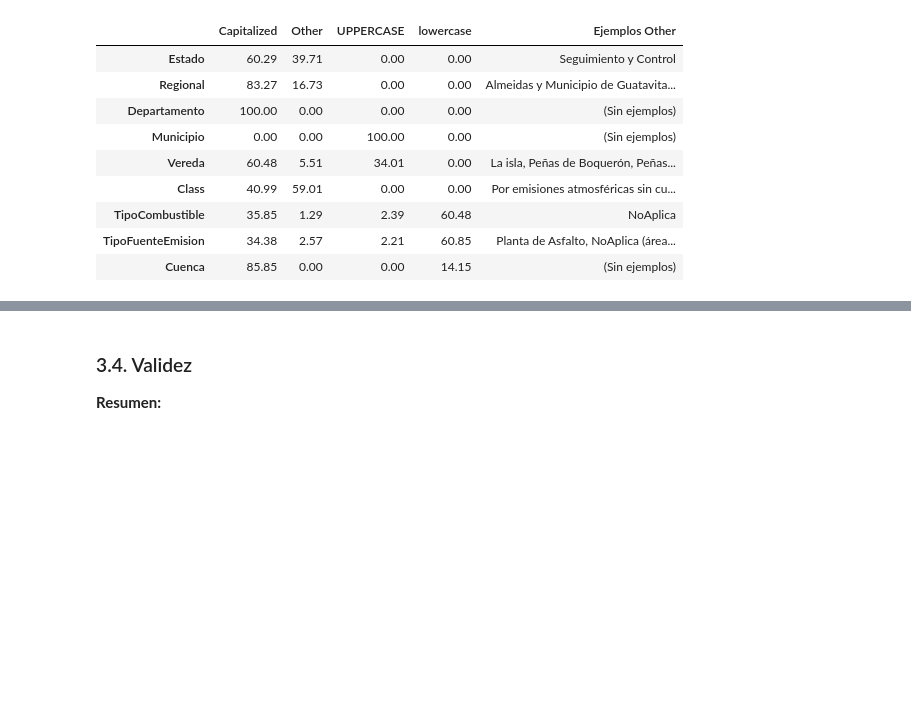
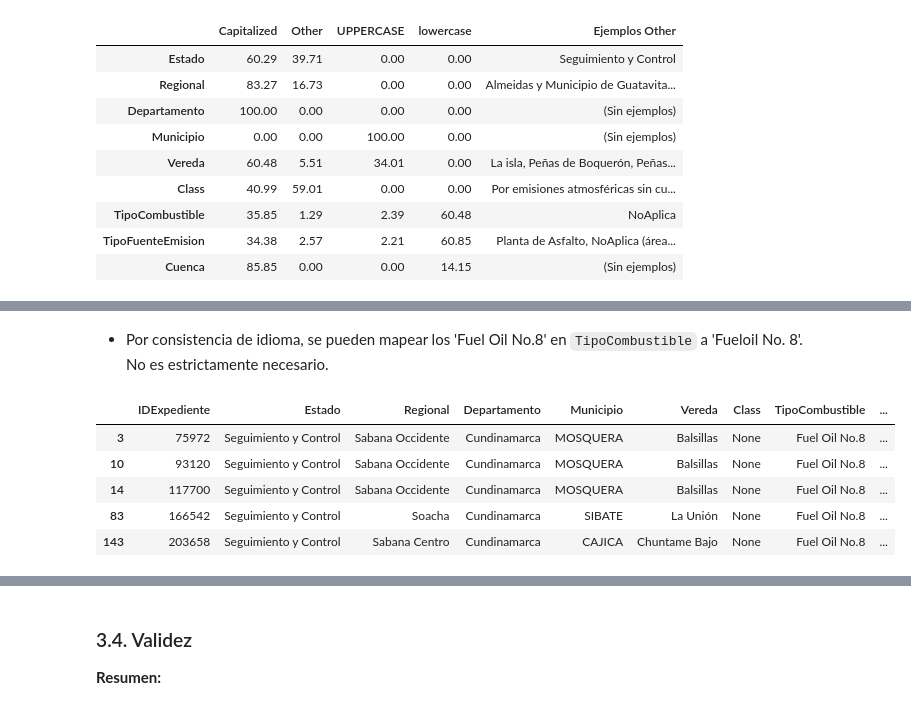
Before and after one commit to sariswis/Proyecto-Visual-Analytics, a Jupyter notebook: entendimiento/Dataset 2 - Lugares de emisiones.ipynb, the cells around one changed output, grey strips where cells are left out. Cells and saved outputs as stored; diff of their text form; code cells hidden in the pictures; blank space fills up the shorter version.

Commit message:
add: consistencia

```diff
--- a/entendimiento/Dataset 2 - Lugares de emisiones.ipynb
+++ b/entendimiento/Dataset 2 - Lugares de emisiones.ipynb
@@ -736,0 +765,11 @@ Porcentajes de diferentes tipos de capitalización en variables categóricas:
+# %% [markdown]
+- Por consistencia de idioma, se pueden mapear los 'Fuel Oil No.8' en `TipoCombustible` a 'Fueloil No. 8'. No es estrictamente necesario.
+# %%
+df[df['TipoCombustible'] == 'Fuel Oil No.8']
+# %% [output]
+|  | IDExpediente | Estado | Regional | Departamento | Municipio | Vereda | Class | TipoCombustible | ... |
+| 3 | 75972 | Seguimiento y Control | Sabana Occidente | Cundinamarca | MOSQUERA | Balsillas | None | Fuel Oil No.8 | ... |
+| 10 | 93120 | Seguimiento y Control | Sabana Occidente | Cundinamarca | MOSQUERA | Balsillas | None | Fuel Oil No.8 | ... |
+| 14 | 117700 | Seguimiento y Control | Sabana Occidente | Cundinamarca | MOSQUERA | Balsillas | None | Fuel Oil No.8 | ... |
+| 83 | 166542 | Seguimiento y Control | Soacha | Cundinamarca | SIBATE | La Unión | None | Fuel Oil No.8 | ... |
+| 143 | 203658 | Seguimiento y Control | Sabana Centro | Cundinamarca | CAJICA | Chuntame Bajo | None | Fuel Oil No.8 | ... |
```
Also changed, not shown: parts of 14 cells of this notebook.
